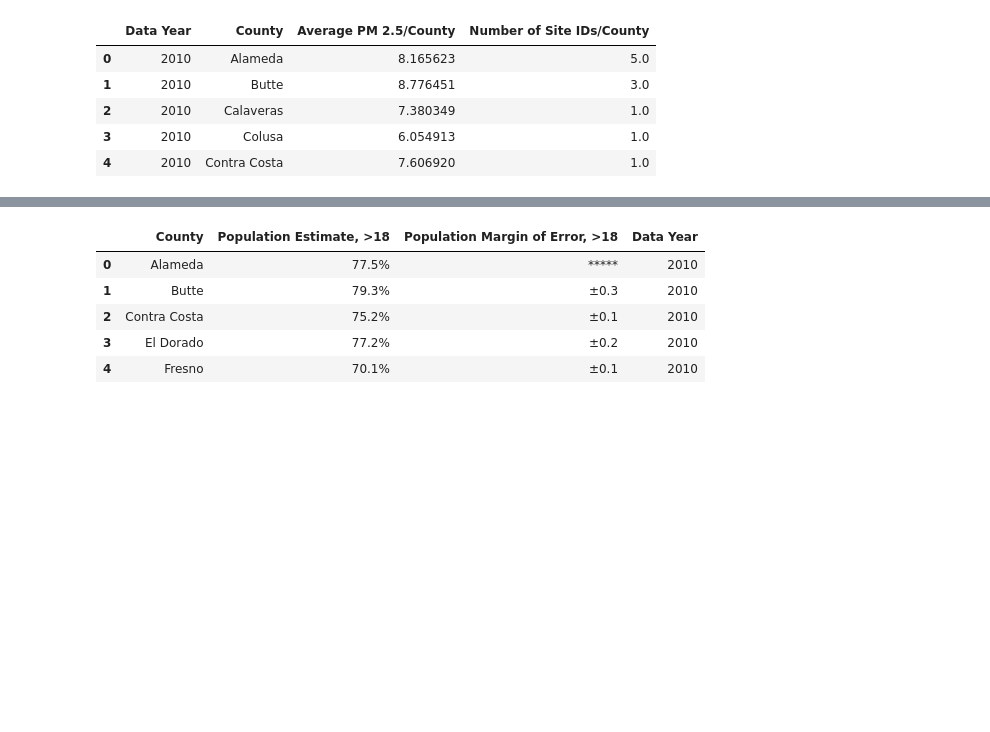
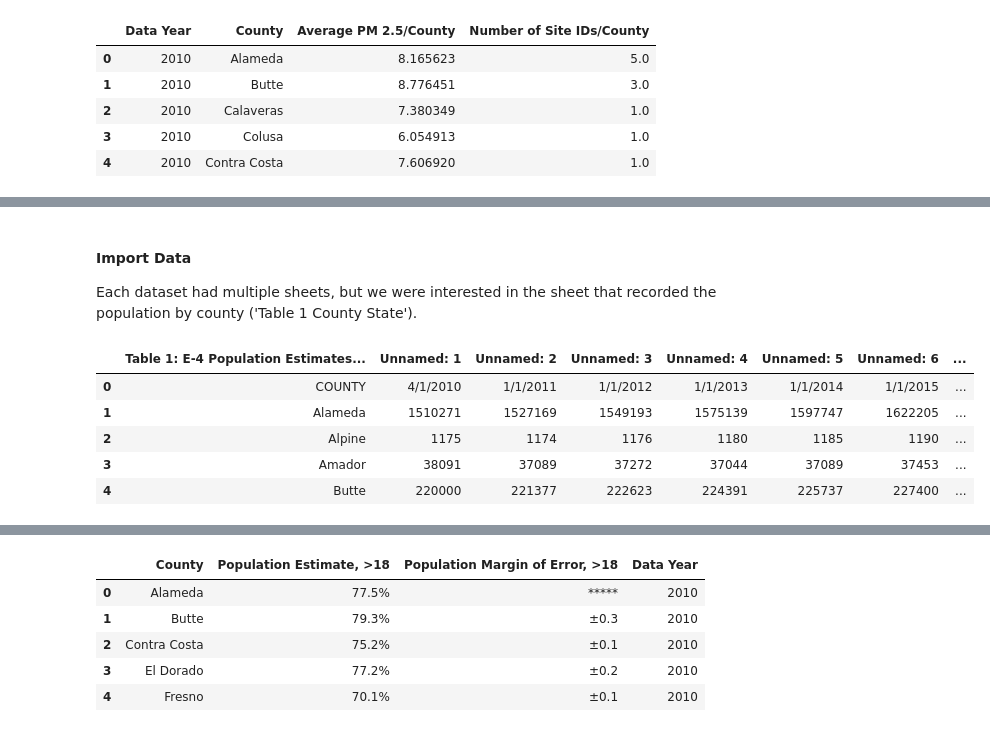
Before and after one commit to kellerl7/SIADS_Milestone_1, a Jupyter notebook: 19-btschmid-claris-lucaskel-kr_backup.ipynb, the cells around one changed output, grey strips where cells are left out. Drawn from its saved outputs; the diff is of its cells as text; code cells hidden in the pictures; blank space fills up the shorter version.

```diff
--- a/19-btschmid-claris-lucaskel-kr_backup.ipynb
+++ b/19-btschmid-claris-lucaskel-kr_backup.ipynb
@@ -541 +551,4 @@ df_pm.head()
+# %% [markdown]
+#### Import Data
+Each dataset had multiple sheets, but we were interested in the sheet that recorded the population by county ('Table 1 County State').
 # %%
@@ -543,2 +555,11 @@ df_pm.head()
 df_2010_2020 = pd.read_excel('./E-4_2010-2020-Internet-Version.xlsx', sheet_name= 'Table 1 County State')
 df_2021_2023 = pd.read_excel('./E-4_2021_2024_InternetVersion (1).xlsx',sheet_name='Table 1 County State')
+# %%
+df_2010_2020.head()
+# %% [output]
+|  | Table 1: E-4 Population Estimates... | Unnamed: 1 | Unnamed: 2 | Unnamed: 3 | Unnamed: 4 | Unnamed: 5 | Unnamed: 6 | ... |
+| 0 | COUNTY | 4/1/2010 | 1/1/2011 | 1/1/2012 | 1/1/2013 | 1/1/2014 | 1/1/2015 | ... |
+| 1 | Alameda | 1510271 | 1527169 | 1549193 | 1575139 | 1597747 | 1622205 | ... |
+| 2 | Alpine | 1175 | 1174 | 1176 | 1180 | 1185 | 1190 | ... |
+| 3 | Amador | 38091 | 37089 | 37272 | 37044 | 37089 | 37453 | ... |
+| 4 | Butte | 220000 | 221377 | 222623 | 224391 | 225737 | 227400 | ... |
```
Also changed, not shown: parts of 18 cells of this notebook, 14 other files.
